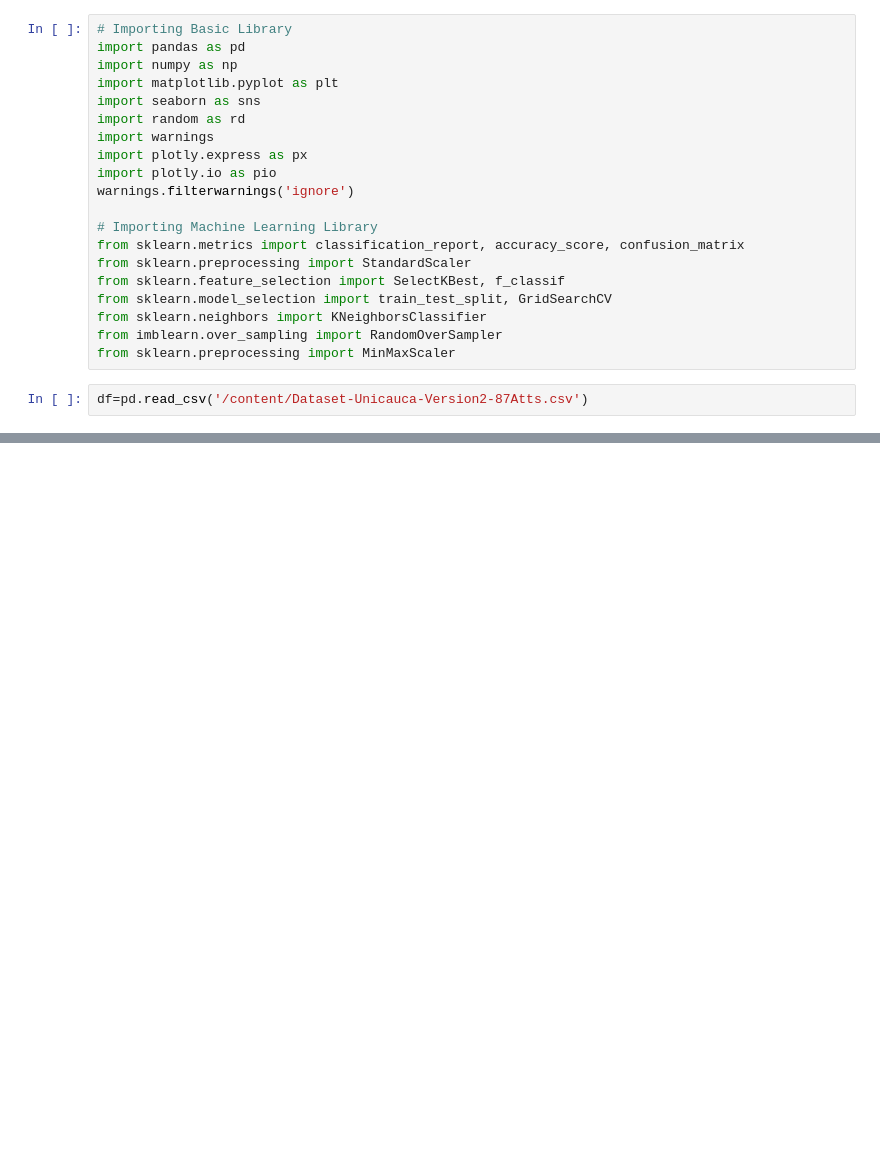
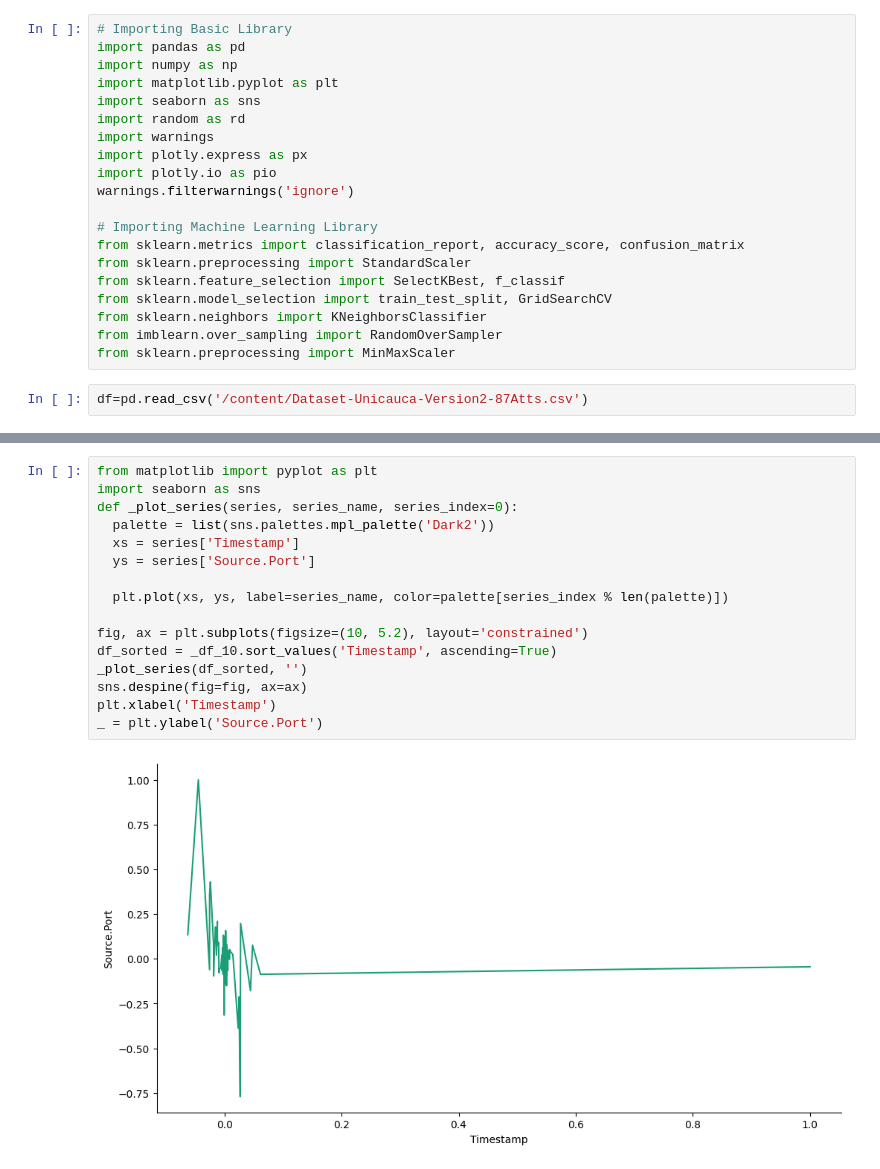
Before and after one commit to MMazen21/Machine-learning, a Jupyter notebook: Part 1.ipynb, the cells around one changed output, grey strips where cells are left out. Cells and saved outputs as stored; diff of their text form; blank space fills up the shorter version.

```diff
--- a/Part 1.ipynb
+++ b/Part 1.ipynb
@@ -75,0 +226,18 @@ plt.gca().spines[['top', 'right']].set_visible(False)
+# %%
+from matplotlib import pyplot as plt
+import seaborn as sns
+def _plot_series(series, series_name, series_index=0):
+  palette = list(sns.palettes.mpl_palette('Dark2'))
+  xs = series['Timestamp']
+  ys = series['Source.Port']
+
+  plt.plot(xs, ys, label=series_name, color=palette[series_index % len(palette)])
+
+fig, ax = plt.subplots(figsize=(10, 5.2), layout='constrained')
+df_sorted = _df_10.sort_values('Timestamp', ascending=True)
+_plot_series(df_sorted, '')
+sns.despine(fig=fig, ax=ax)
+plt.xlabel('Timestamp')
+_ = plt.ylabel('Source.Port')
+# %% [output]
+[figure, added]
```
Also changed, not shown: parts of 28 cells of this notebook.
